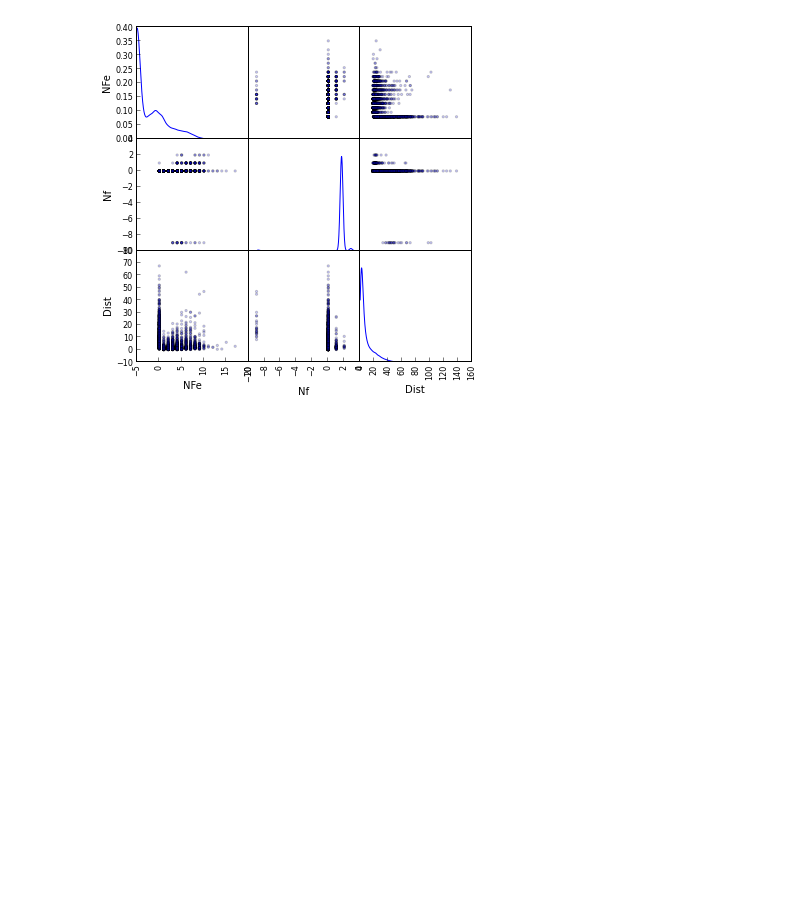
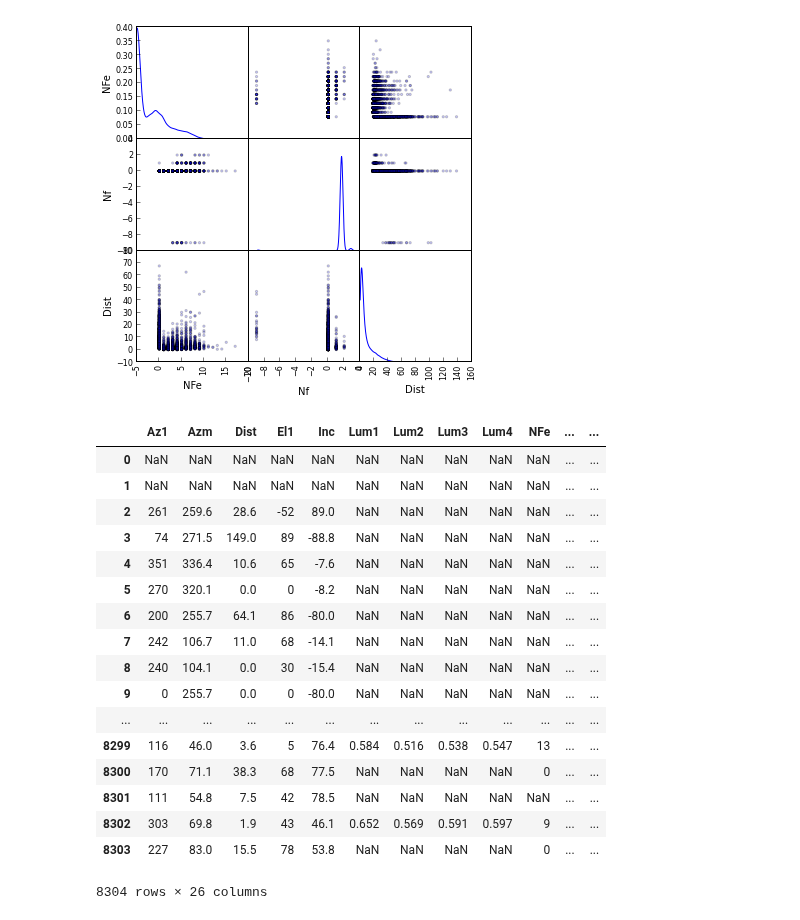
Before and after one commit to openalea/mtg, a Jupyter notebook: share/notebook/MTG pandas.ipynb, the cells around one changed output. Saved outputs shown, nothing was run; the diff lists cells and outputs as text; code cells hidden in the pictures; blank space fills up the shorter version.

```diff
--- a/share/notebook/MTG pandas.ipynb
+++ b/share/notebook/MTG pandas.ipynb
@@ -69,3 +71,24 @@ array([[Axes(0.125,0.641667;0.258333x0.258333),
         Axes(0.383333,0.125;0.258333x0.258333),
         Axes(0.641667,0.125;0.258333x0.258333)]], dtype=object)
 [figure]
+# %%
+df
+# %% [output]
+|  | Az1 | Azm | Dist | El1 | Inc | Lum1 | Lum2 | Lum3 | Lum4 | NFe | ... | ... |
+| 0 | NaN | NaN | NaN | NaN | NaN | NaN | NaN | NaN | NaN | NaN | ... | ... |
+| 1 | NaN | NaN | NaN | NaN | NaN | NaN | NaN | NaN | NaN | NaN | ... | ... |
+| 2 | 261 | 259.6 | 28.6 | -52 | 89.0 | NaN | NaN | NaN | NaN | NaN | ... | ... |
+| 3 | 74 | 271.5 | 149.0 | 89 | -88.8 | NaN | NaN | NaN | NaN | NaN | ... | ... |
+| 4 | 351 | 336.4 | 10.6 | 65 | -7.6 | NaN | NaN | NaN | NaN | NaN | ... | ... |
+| 5 | 270 | 320.1 | 0.0 | 0 | -8.2 | NaN | NaN | NaN | NaN | NaN | ... | ... |
+| 6 | 200 | 255.7 | 64.1 | 86 | -80.0 | NaN | NaN | NaN | NaN | NaN | ... | ... |
+| 7 | 242 | 106.7 | 11.0 | 68 | -14.1 | NaN | NaN | NaN | NaN | NaN | ... | ... |
+| 8 | 240 | 104.1 | 0.0 | 30 | -15.4 | NaN | NaN | NaN | NaN | NaN | ... | ... |
+| 9 | 0 | 255.7 | 0.0 | 0 | -80.0 | NaN | NaN | NaN | NaN | NaN | ... | ... |
+| ... | ... | ... | ... | ... | ... | ... | ... | ... | ... | ... | ... | ... |
+| 8299 | 116 | 46.0 | 3.6 | 5 | 76.4 | 0.584 | 0.516 | 0.538 | 0.547 | 13 | ... | ... |
+| 8300 | 170 | 71.1 | 38.3 | 68 | 77.5 | NaN | NaN | NaN | NaN | 0 | ... | ... |
+| 8301 | 111 | 54.8 | 7.5 | 42 | 78.5 | NaN | NaN | NaN | NaN | NaN | ... | ... |
+| 8302 | 303 | 69.8 | 1.9 | 43 | 46.1 | 0.652 | 0.569 | 0.591 | 0.597 | 9 | ... | ... |
+| 8303 | 227 | 83.0 | 15.5 | 78 | 53.8 | NaN | NaN | NaN | NaN | 0 | ... | ... |
+8304 rows × 26 columns
```
Also changed, not shown: parts of 2 cells of this notebook.
